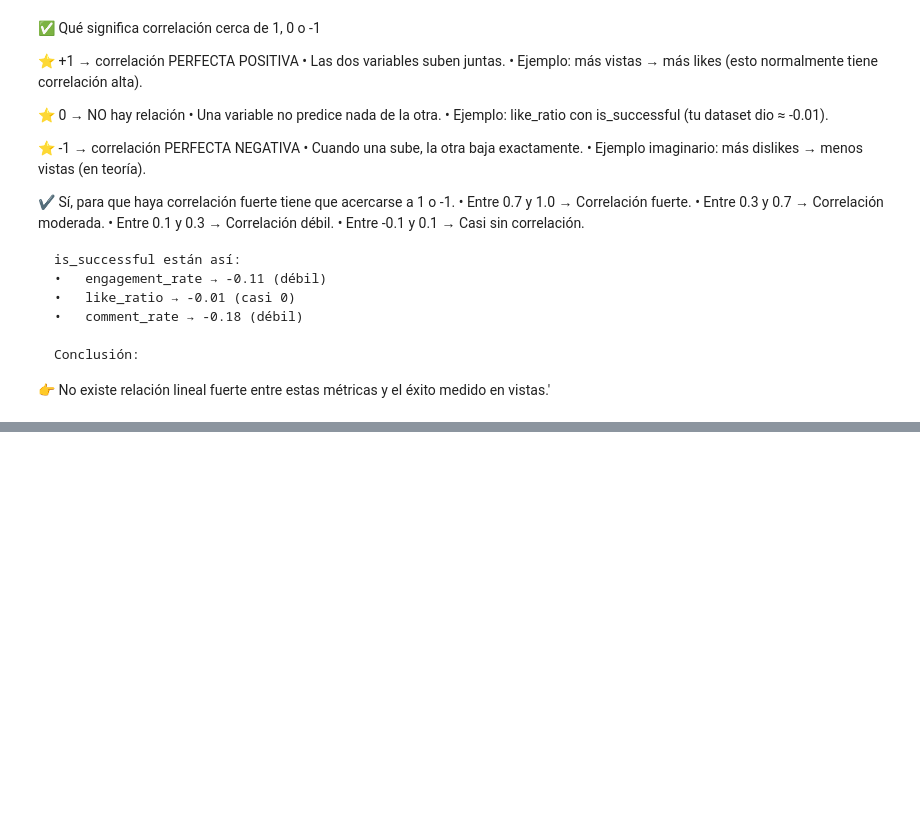
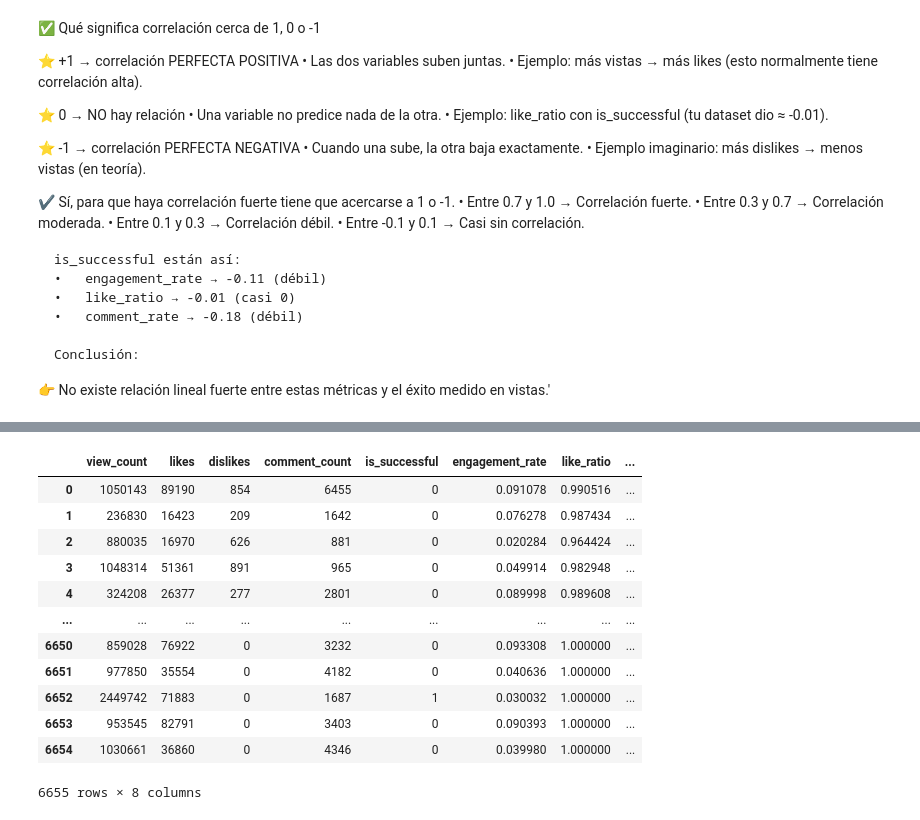
Before and after one commit to edutrul/youtube-trending, a Jupyter notebook: data-analysis-yt-2024.ipynb, the cells around one changed output, grey strips where cells are left out. Cells and saved outputs as stored; diff of their text form; code cells hidden in the pictures; blank space fills up the shorter version.

```diff
--- a/data-analysis-yt-2024.ipynb
+++ b/data-analysis-yt-2024.ipynb
@@ -635,0 +656,19 @@ plt.show()
+# %%
+cols_to_drop = [
+    "video_id",
+    "channelId",
+    "channelTitle",
+    "categoryId",
+    "title",
+    "publishedAt",
+    "trending_date",
+    "tags",
+    "thumbnail_link",
+    "comments_disabled",
+    "ratings_disabled",
+    "description"
+]
+
+df_yt_education_cleaned = df_metrics.drop(*cols_to_drop)
+
+df_yt_education_cleaned.printSchema()
@@ -635,0 +685,16 @@ plt.show()
+# %%
+df_yt_education_cleaned.toPandas()
+# %% [output]
+|  | view_count | likes | dislikes | comment_count | is_successful | engagement_rate | like_ratio | ... |
+| 0 | 1050143 | 89190 | 854 | 6455 | 0 | 0.091078 | 0.990516 | ... |
+| 1 | 236830 | 16423 | 209 | 1642 | 0 | 0.076278 | 0.987434 | ... |
+| 2 | 880035 | 16970 | 626 | 881 | 0 | 0.020284 | 0.964424 | ... |
+| 3 | 1048314 | 51361 | 891 | 965 | 0 | 0.049914 | 0.982948 | ... |
+| 4 | 324208 | 26377 | 277 | 2801 | 0 | 0.089998 | 0.989608 | ... |
+| ... | ... | ... | ... | ... | ... | ... | ... | ... |
+| 6650 | 859028 | 76922 | 0 | 3232 | 0 | 0.093308 | 1.000000 | ... |
+| 6651 | 977850 | 35554 | 0 | 4182 | 0 | 0.040636 | 1.000000 | ... |
+| 6652 | 2449742 | 71883 | 0 | 1687 | 1 | 0.030032 | 1.000000 | ... |
+| 6653 | 953545 | 82791 | 0 | 3403 | 0 | 0.090393 | 1.000000 | ... |
+| 6654 | 1030661 | 36860 | 0 | 4346 | 0 | 0.039980 | 1.000000 | ... |
+6655 rows × 8 columns
```
Also changed, not shown: parts of 8 cells of this notebook.
